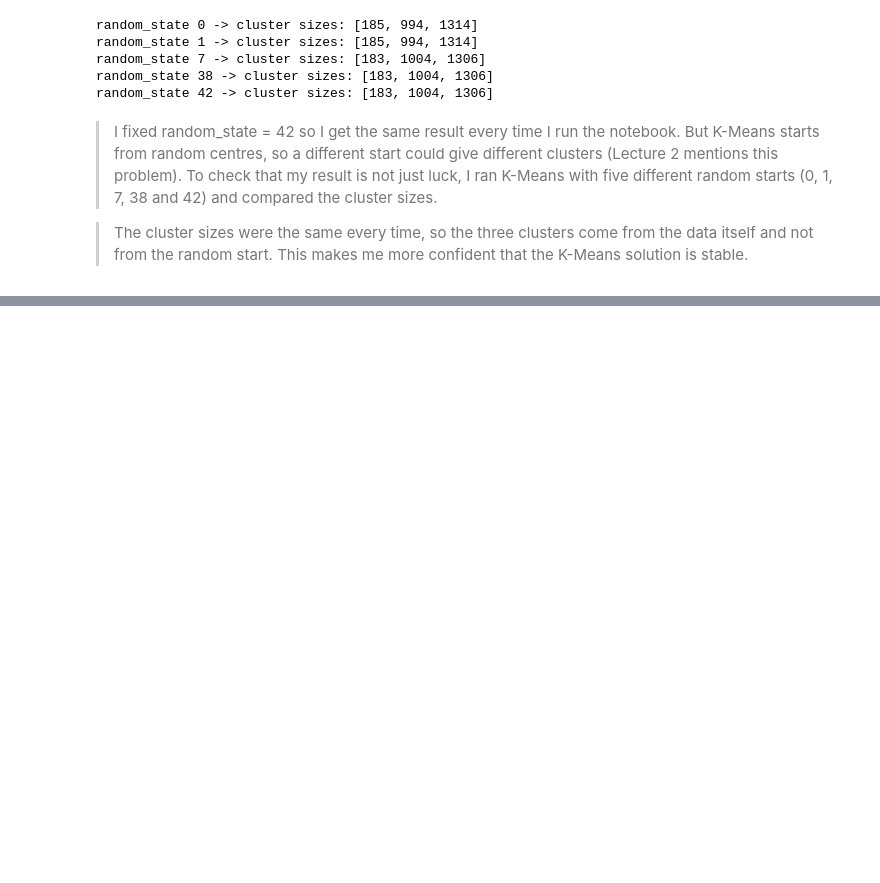
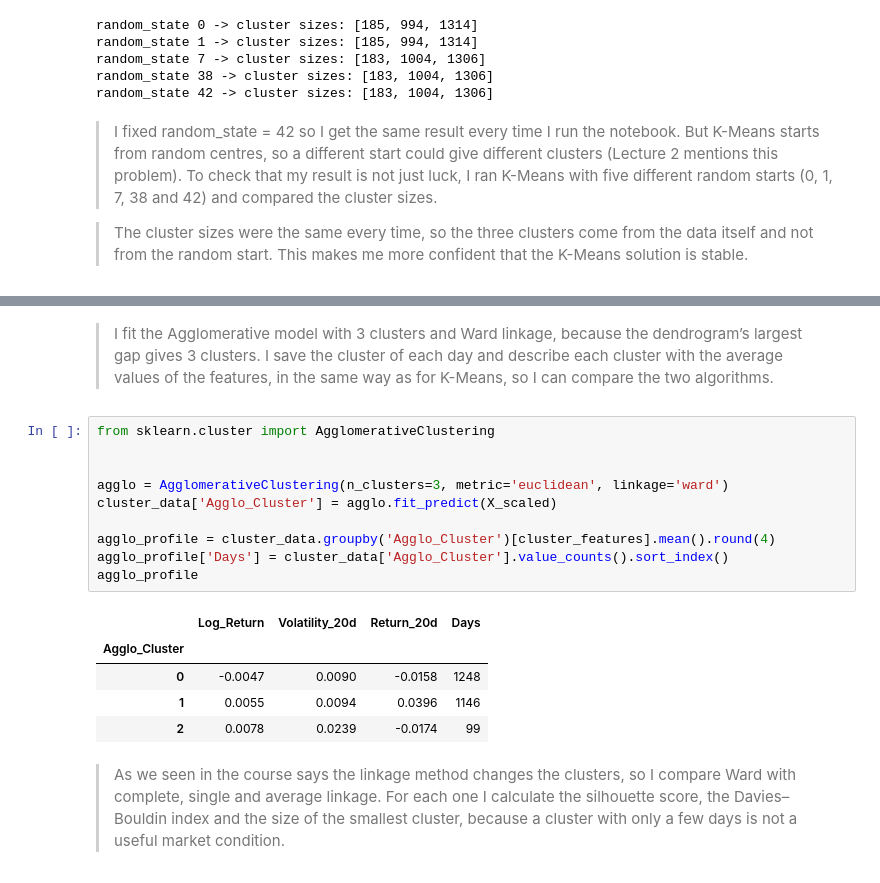
Before and after one commit to ghaflareda-ds/gold_forecast_yahoo_finance, a Jupyter notebook: Gold Forecast.ipynb, the cells around one changed output, grey strips where cells are left out. Saved outputs shown, nothing was run; the diff lists cells and outputs as text; blank space fills up the shorter version.

```diff
--- a/Gold Forecast.ipynb
+++ b/Gold Forecast.ipynb
@@ -798,0 +816,20 @@ random_state 42 -> cluster sizes: [183, 1004, 1306]
+# %% [markdown]
+> I fit the Agglomerative model with 3 clusters and Ward linkage, because the dendrogram’s largest gap gives 3 clusters. I save the cluster of each day and describe each cluster with the average values of the features, in the same way as for K-Means, so I can compare the two algorithms.
+# %%
+from sklearn.cluster import AgglomerativeClustering
+
+
+agglo = AgglomerativeClustering(n_clusters=3, metric='euclidean', linkage='ward')
+cluster_data['Agglo_Cluster'] = agglo.fit_predict(X_scaled)
+
+agglo_profile = cluster_data.groupby('Agglo_Cluster')[cluster_features].mean().round(4)
+agglo_profile['Days'] = cluster_data['Agglo_Cluster'].value_counts().sort_index()
+agglo_profile
+# %% [output]
+|  | Log_Return | Volatility_20d | Return_20d | Days |
+| Agglo_Cluster |  |  |  |  |
+| 0 | -0.0047 | 0.0090 | -0.0158 | 1248 |
+| 1 | 0.0055 | 0.0094 | 0.0396 | 1146 |
+| 2 | 0.0078 | 0.0239 | -0.0174 | 99 |
+# %% [markdown]
+> As we seen in the course says the linkage method changes the clusters, so I compare Ward with complete, single and average linkage. For each one I calculate the silhouette score, the Davies–Bouldin index and the size of the smallest cluster, because a cluster with only a few days is not a useful market condition.
```
Also changed, not shown: parts of 3 cells of this notebook.
